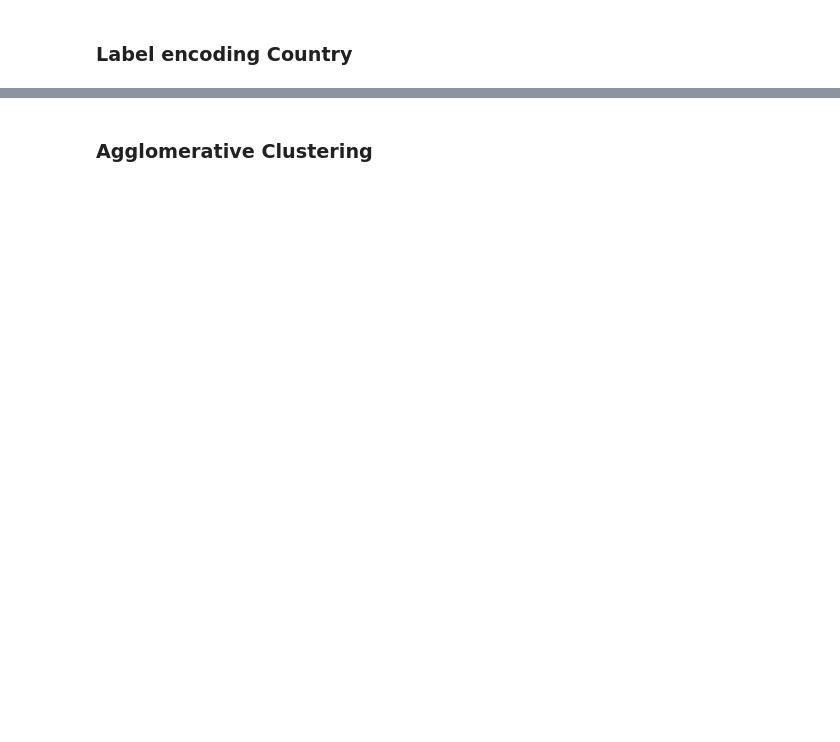
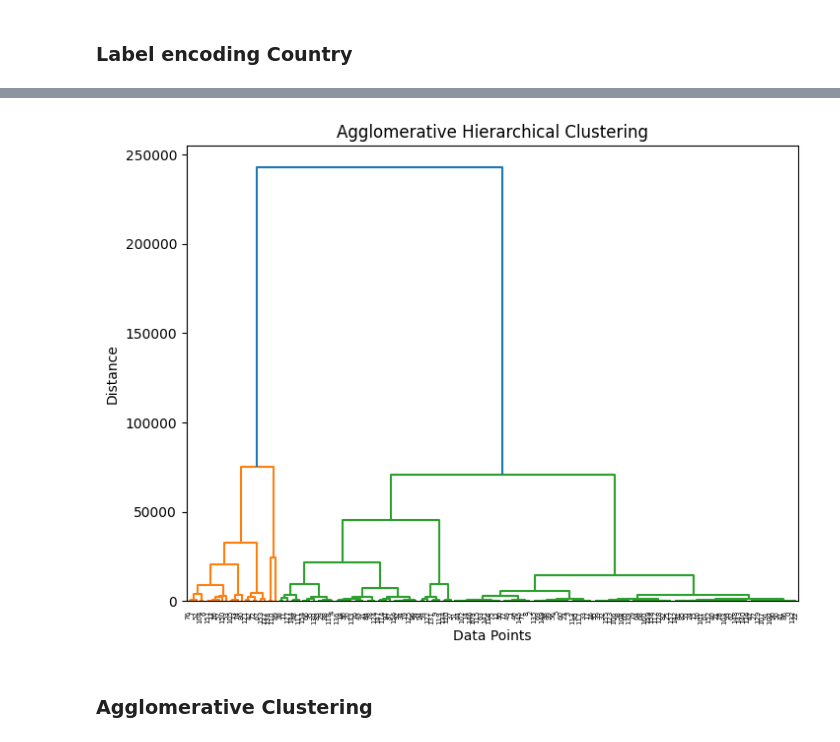
Before and after one commit to giumr06/Final_Project_Water_Management, a Jupyter notebook: cluster_hierarchical_93.ipynb, the cells around one changed output, grey strips where cells are left out. Cells and saved outputs as stored; diff of their text form; code cells hidden in the pictures; blank space fills up the shorter version.

```diff
--- a/cluster_hierarchical_93.ipynb
+++ b/cluster_hierarchical_93.ipynb
@@ -68,20 +103,20 @@ df_pro_com.drop(['year', 'country'], axis=1, inplace=True)
 # %%
 import matplotlib.pyplot as plt
 from scipy.cluster.hierarchy import dendrogram, linkage
-from sklearn.datasets import load_iris
-
+# from sklearn.datasets import load_iris
 
 X = df_pro_com
 
 linked = linkage(X, method='ward')
 
-
 plt.figure(figsize=(8, 6))
-dendrogram(linked, orientation='top', labels=iris.target_names[iris.target], distance_sort='descending')
+dendrogram(linked, orientation='top', labels=X.country_encoded.to_list(), distance_sort='descending')
 plt.title('Agglomerative Hierarchical Clustering')
 plt.xlabel('Data Points')
 plt.ylabel('Distance')
 plt.show()
+# %% [output]
+[figure, added]
 # %% [markdown]
 ### Agglomerative Clustering
 # %%
```
Also changed, not shown: parts of 8 cells of this notebook, 8 other files.
